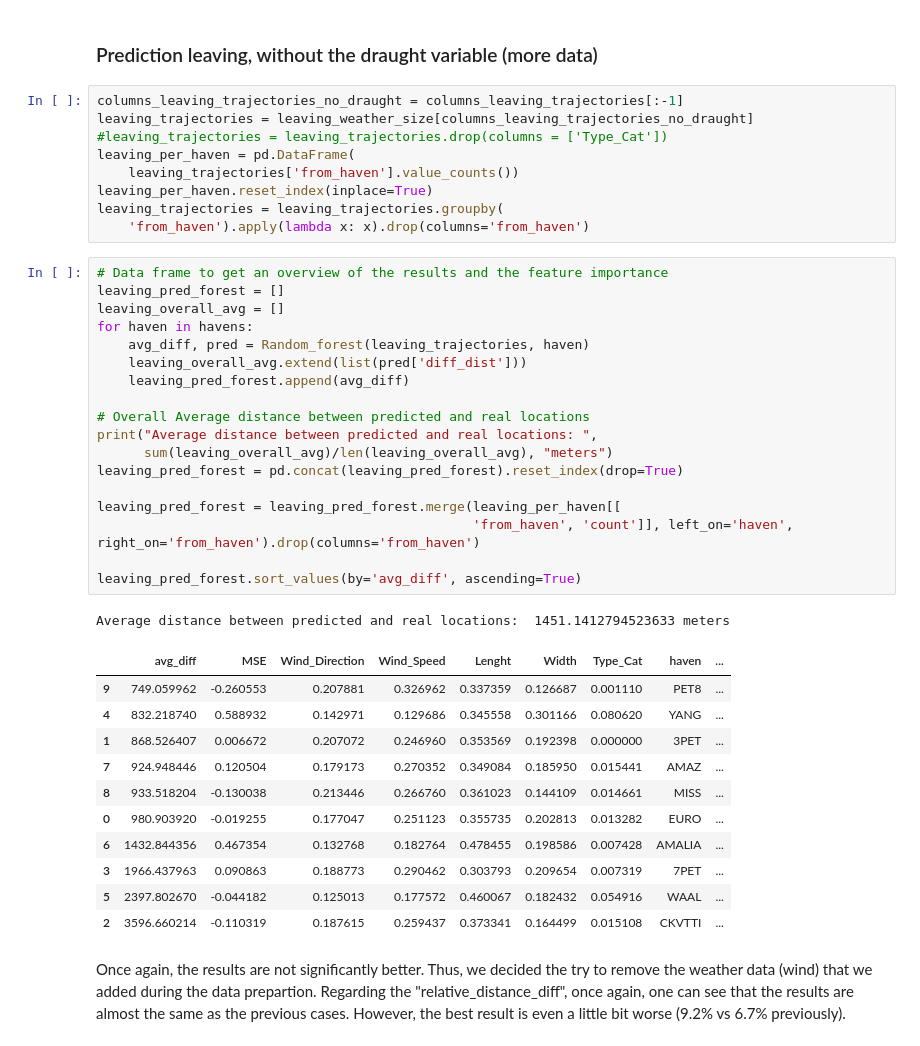
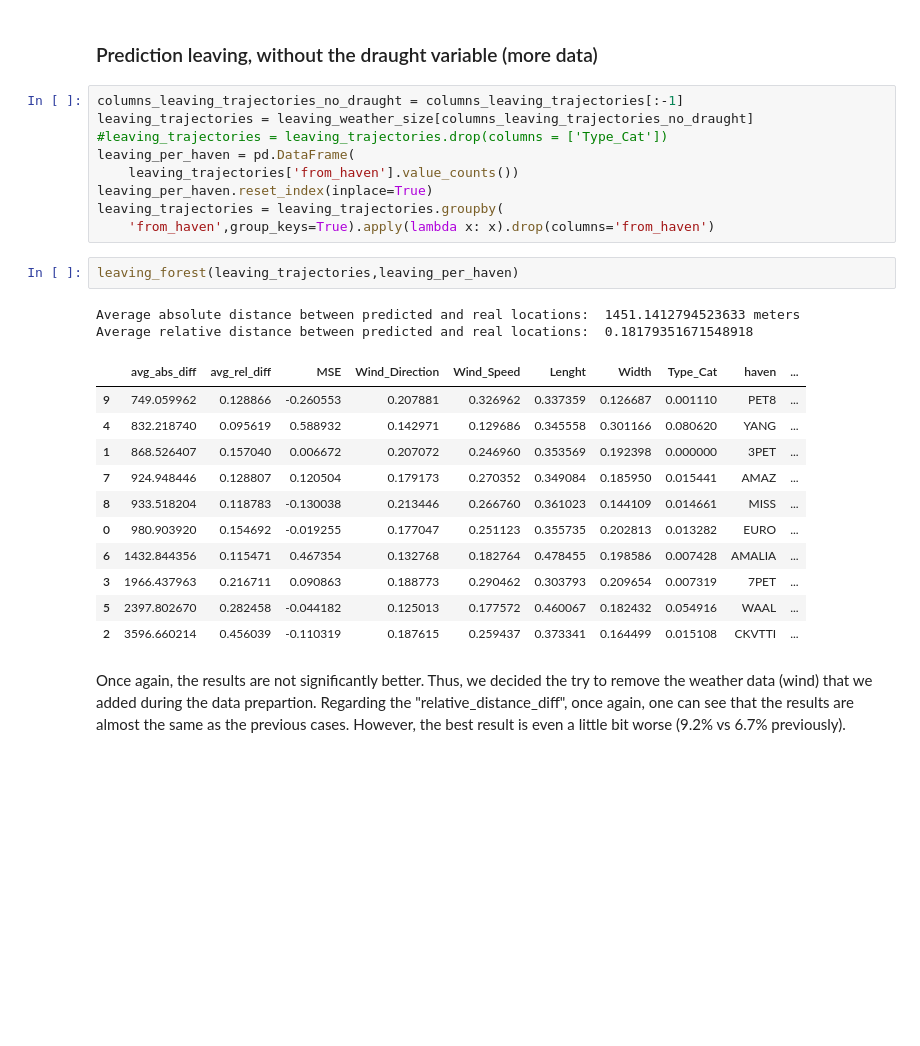
Before and after one commit to allanguzmanf/CIEM6302, a Jupyter notebook: Predictions.ipynb, the cells around one changed output. Drawn from its saved outputs; the diff is of its cells as text; blank space fills up the shorter version.

```diff
--- a/Predictions.ipynb
+++ b/Predictions.ipynb
@@ -565,38 +542,23 @@ leaving_per_haven = pd.DataFrame(
     leaving_trajectories['from_haven'].value_counts())
 leaving_per_haven.reset_index(inplace=True)
 leaving_trajectories = leaving_trajectories.groupby(
-    'from_haven').apply(lambda x: x).drop(columns='from_haven')
+    'from_haven',group_keys=True).apply(lambda x: x).drop(columns='from_haven')
-# %%
-# Data frame to get an overview of the results and the feature importance
-leaving_pred_forest = []
-leaving_overall_avg = []
-for haven in havens:
-    avg_diff, pred = Random_forest(leaving_trajectories, haven)
-    leaving_overall_avg.extend(list(pred['diff_dist']))
-    leaving_pred_forest.append(avg_diff)
-
-# Overall Average distance between predicted and real locations
-print("Average distance between predicted and real locations: ",
-      sum(leaving_overall_avg)/len(leaving_overall_avg), "meters")
-leaving_pred_forest = pd.concat(leaving_pred_forest).reset_index(drop=True)
-
-leaving_pred_forest = leaving_pred_forest.merge(leaving_per_haven[[
-                                                'from_haven', 'count']], left_on='haven', right_on='from_haven').drop(columns='from_haven')
-
-leaving_pred_forest.sort_values(by='avg_diff', ascending=True)
-# %% [output]
-Average distance between predicted and real locations:  1451.1412794523633 meters
-|  | avg_diff | MSE | Wind_Direction | Wind_Speed | Lenght | Width | Type_Cat | haven | ... |
-| 9 | 749.059962 | -0.260553 | 0.207881 | 0.326962 | 0.337359 | 0.126687 | 0.001110 | PET8 | ... |
-| 4 | 832.218740 | 0.588932 | 0.142971 | 0.129686 | 0.345558 | 0.301166 | 0.080620 | YANG | ... |
-| 1 | 868.526407 | 0.006672 | 0.207072 | 0.246960 | 0.353569 | 0.192398 | 0.000000 | 3PET | ... |
-| 7 | 924.948446 | 0.120504 | 0.179173 | 0.270352 | 0.349084 | 0.185950 | 0.015441 | AMAZ | ... |
-| 8 | 933.518204 | -0.130038 | 0.213446 | 0.266760 | 0.361023 | 0.144109 | 0.014661 | MISS | ... |
-| 0 | 980.903920 | -0.019255 | 0.177047 | 0.251123 | 0.355735 | 0.202813 | 0.013282 | EURO | ... |
-| 6 | 1432.844356 | 0.467354 | 0.132768 | 0.182764 | 0.478455 | 0.198586 | 0.007428 | AMALIA | ... |
-| 3 | 1966.437963 | 0.090863 | 0.188773 | 0.290462 | 0.303793 | 0.209654 | 0.007319 | 7PET | ... |
-| 5 | 2397.802670 | -0.044182 | 0.125013 | 0.177572 | 0.460067 | 0.182432 | 0.054916 | WAAL | ... |
-| 2 | 3596.660214 | -0.110319 | 0.187615 | 0.259437 | 0.373341 | 0.164499 | 0.015108 | CKVTTI | ... |
+# %%
+leaving_forest(leaving_trajectories,leaving_per_haven)
+# %% [output]
+Average absolute distance between predicted and real locations:  1451.1412794523633 meters
+Average relative distance between predicted and real locations:  0.18179351671548918
+|  | avg_abs_diff | avg_rel_diff | MSE | Wind_Direction | Wind_Speed | Lenght | Width | Type_Cat | haven | ... |
+| 9 | 749.059962 | 0.128866 | -0.260553 | 0.207881 | 0.326962 | 0.337359 | 0.126687 | 0.001110 | PET8 | ... |
+| 4 | 832.218740 | 0.095619 | 0.588932 | 0.142971 | 0.129686 | 0.345558 | 0.301166 | 0.080620 | YANG | ... |
+| 1 | 868.526407 | 0.157040 | 0.006672 | 0.207072 | 0.246960 | 0.353569 | 0.192398 | 0.000000 | 3PET | ... |
+| 7 | 924.948446 | 0.128807 | 0.120504 | 0.179173 | 0.270352 | 0.349084 | 0.185950 | 0.015441 | AMAZ | ... |
+| 8 | 933.518204 | 0.118783 | -0.130038 | 0.213446 | 0.266760 | 0.361023 | 0.144109 | 0.014661 | MISS | ... |
+| 0 | 980.903920 | 0.154692 | -0.019255 | 0.177047 | 0.251123 | 0.355735 | 0.202813 | 0.013282 | EURO | ... |
+| 6 | 1432.844356 | 0.115471 | 0.467354 | 0.132768 | 0.182764 | 0.478455 | 0.198586 | 0.007428 | AMALIA | ... |
+| 3 | 1966.437963 | 0.216711 | 0.090863 | 0.188773 | 0.290462 | 0.303793 | 0.209654 | 0.007319 | 7PET | ... |
+| 5 | 2397.802670 | 0.282458 | -0.044182 | 0.125013 | 0.177572 | 0.460067 | 0.182432 | 0.054916 | WAAL | ... |
+| 2 | 3596.660214 | 0.456039 | -0.110319 | 0.187615 | 0.259437 | 0.373341 | 0.164499 | 0.015108 | CKVTTI | ... |
 # %% [markdown]
 Once again, the results are not significantly better. Thus, we decided the try to remove the weather data (wind) that we added during the data prepartion. Regarding the "relative_distance_diff", once again, one can see that the results are almost the same as the previous cases. However, the best result is even a little bit worse (9.2% vs 6.7% previously).
 # %% [markdown]
```
Also changed, not shown: parts of 26 cells of this notebook, 1 other file.
